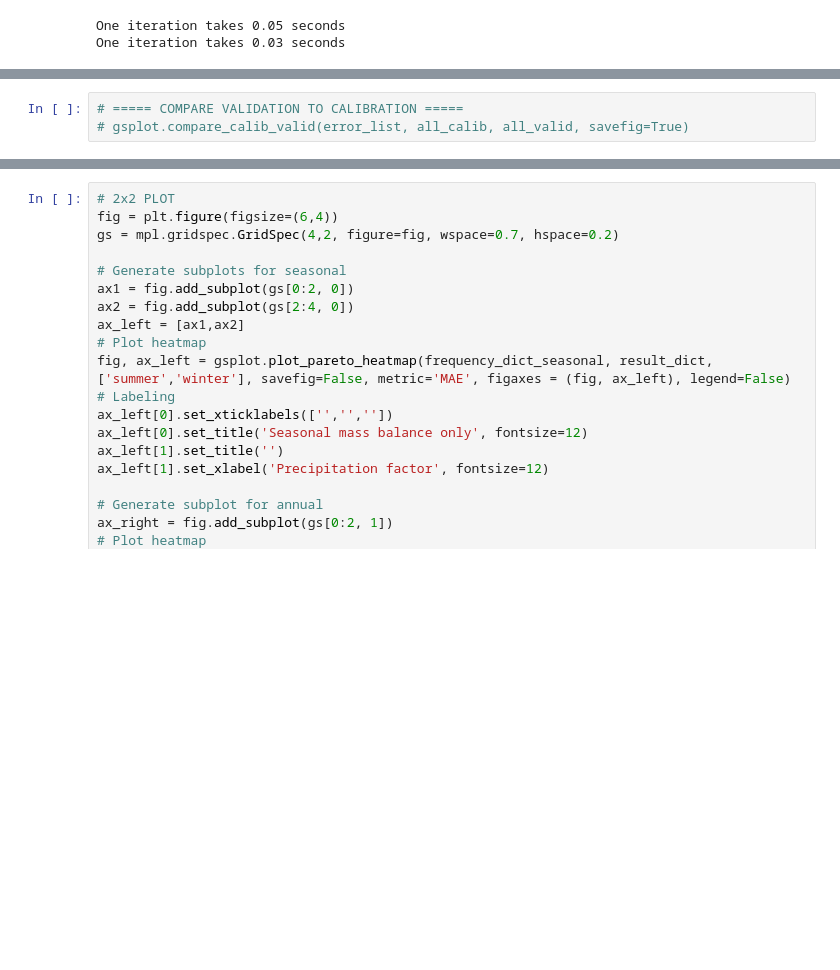
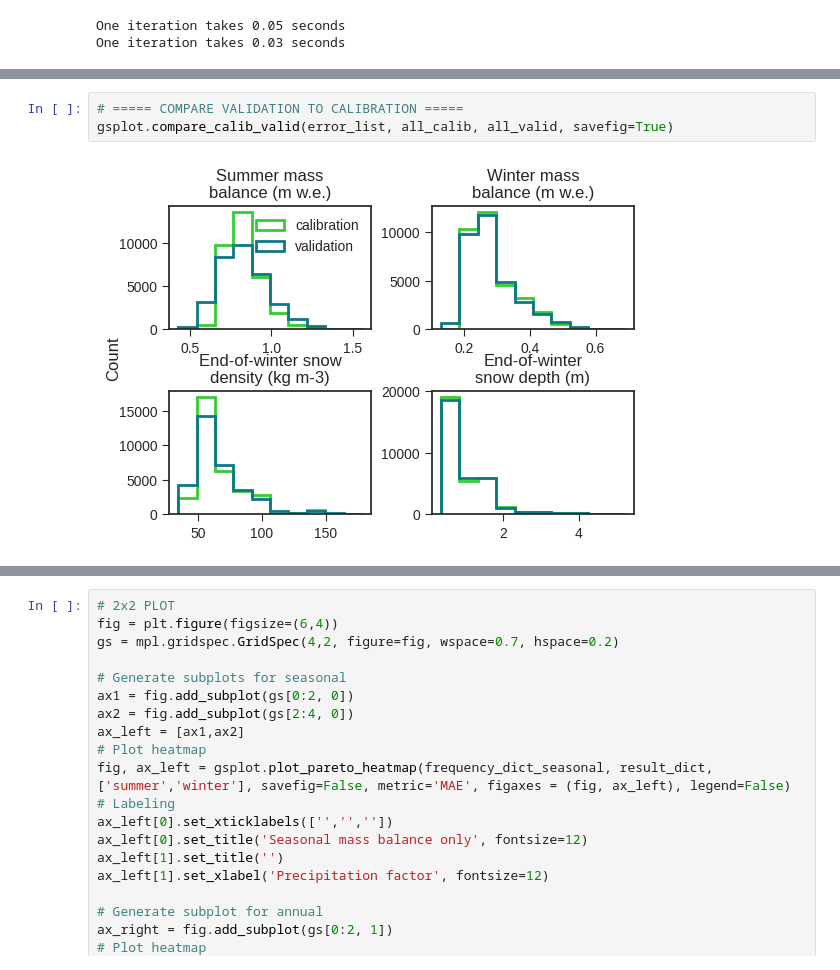
Before and after one commit to clairevwilson/PyGEM-EB, a Jupyter notebook: figs_results.ipynb, the cells around one changed output, grey strips where cells are left out. Saved outputs shown, nothing was run; the diff lists cells and outputs as text; blank space fills up the shorter version.

```diff
--- a/figs_results.ipynb
+++ b/figs_results.ipynb
@@ -64,6 +61,8 @@ Weights:
 # %%
 # ===== COMPARE VALIDATION TO CALIBRATION =====
-# gsplot.compare_calib_valid(error_list, all_calib, all_valid, savefig=True)
+gsplot.compare_calib_valid(error_list, all_calib, all_valid, savefig=True)
+# %% [output]
+[figure, added]
 # %%
 frequency_dict, _ = gsproc.get_frequency(all_bootstrap_pareto)
 gsplot.plot_pareto_heatmap(frequency_dict, result_dict, error_list, savefig=True, metric='MAE', optima=optima)
```
Also changed, not shown: parts of 11 cells of this notebook, 3 other files.
